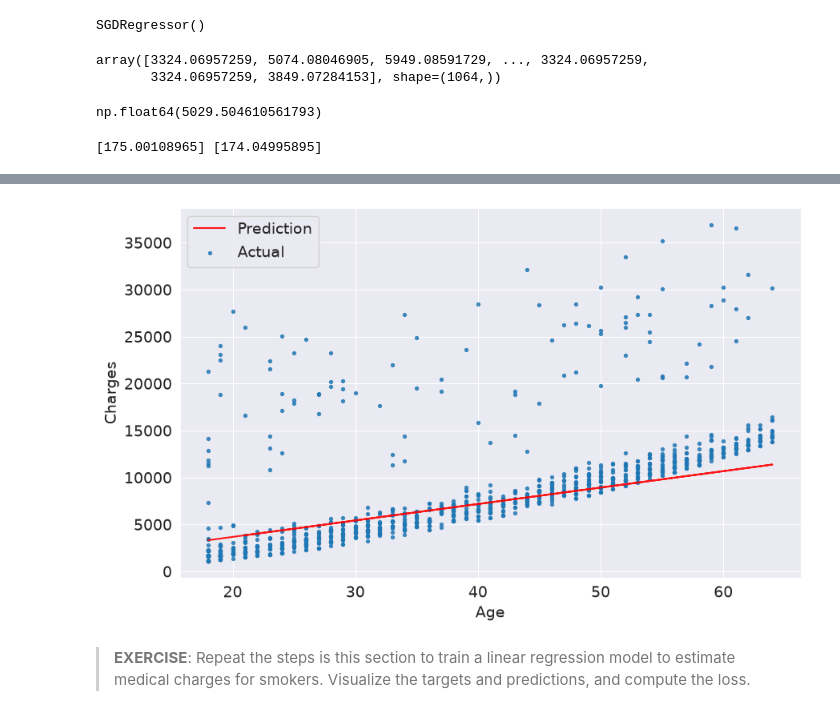
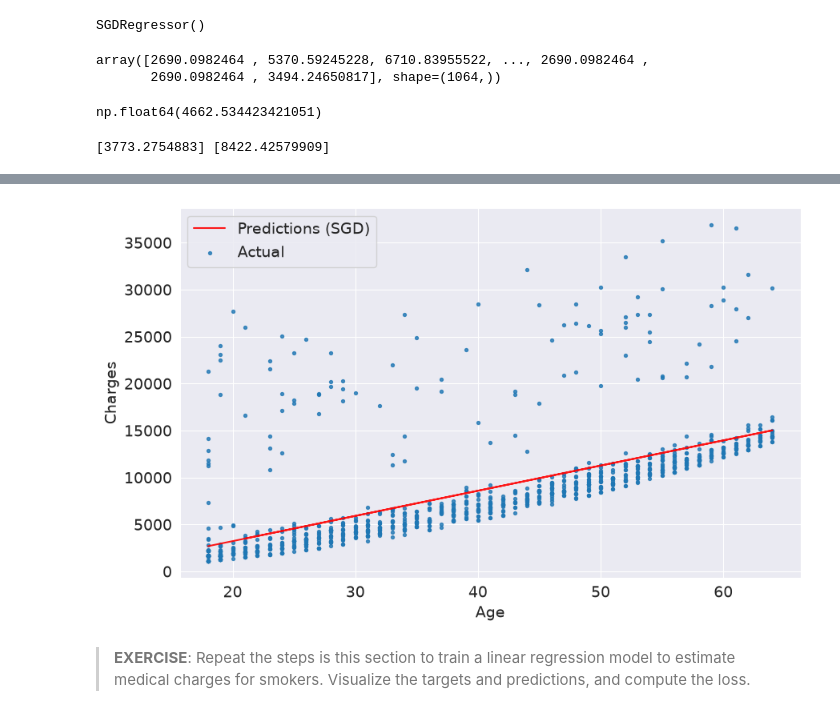
Before and after one commit to ohigginsrodriguez-cloud/Machine-Learning_Course, a Jupyter notebook: Linear-Regression/Medical-Expenses/Model_Single_Feature.ipynb, the cells around one changed output, grey strips where cells are left out. Saved outputs shown, nothing was run; the diff lists cells and outputs as text; code cells hidden in the pictures.

Commit message:
Add scale of target in first SGD exercise

```diff
--- a/Linear-Regression/Medical-Expenses/Model_Single_Feature.ipynb
+++ b/Linear-Regression/Medical-Expenses/Model_Single_Feature.ipynb
@@ -501,25 +502,34 @@ SGD_model = SGDRegressor()
 # %%
 X = non_smoker_df[['age']]   # features
 y = non_smoker_df.charges # targets
+# %%
+scaler = StandardScaler()
+X_scaled = scaler.fit_transform(X)
 # %%
-SGD_model.fit(X, y)
+SGD_model.fit(X_scaled, y)
 # %% [output]
 SGDRegressor()
 # %%
-SGD_predictions = SGD_model.predict(X)
+SGD_predictions = SGD_model.predict(X_scaled)
 # %%
 SGD_predictions
 # %% [output]
-array([3324.06957259, 5074.08046905, 5949.08591729, ..., 3324.06957259,
-       3324.06957259, 3849.07284153], shape=(1064,))
+array([2690.0982464 , 5370.59245228, 6710.83955522, ..., 2690.0982464 ,
+       2690.0982464 , 3494.24650817], shape=(1064,))
 # %%
 rmse(y, SGD_predictions)
 # %% [output]
-np.float64(5029.504610561793)
+np.float64(4662.534423421051)
 # %%
 print(SGD_model.coef_, SGD_model.intercept_)
 # %% [output]
-[175.00108965] [174.04995895]
+[3773.2754883] [8422.42579909]
 # %%
-try_parameters(SGD_model.coef_, SGD_model.intercept_)
+plt.plot(non_smoker_df.age, SGD_predictions, 'r', alpha=0.9)
+plt.scatter(non_smoker_df.age, non_smoker_df.charges, s=8, alpha=0.8)
+plt.xlabel('Age')
+plt.ylabel('Charges')
+plt.legend(['Predictions (SGD)', 'Actual'])
+
+print('RMSE Loss:', rmse(non_smoker_df.charges, SGD_predictions))
 # %% [output]
@@ -527,4 +537,4 @@ RMSE Loss:  5029.504610561793
-[figure, old version]
+[figure, new version]
 # %% [markdown]
 > **EXERCISE**: Repeat the steps is this section to train a linear regression model to estimate medical charges for smokers. Visualize the targets and predictions, and compute the loss.
 # %%
```
Also changed, not shown: parts of 3 cells of this notebook, 1 other file.
